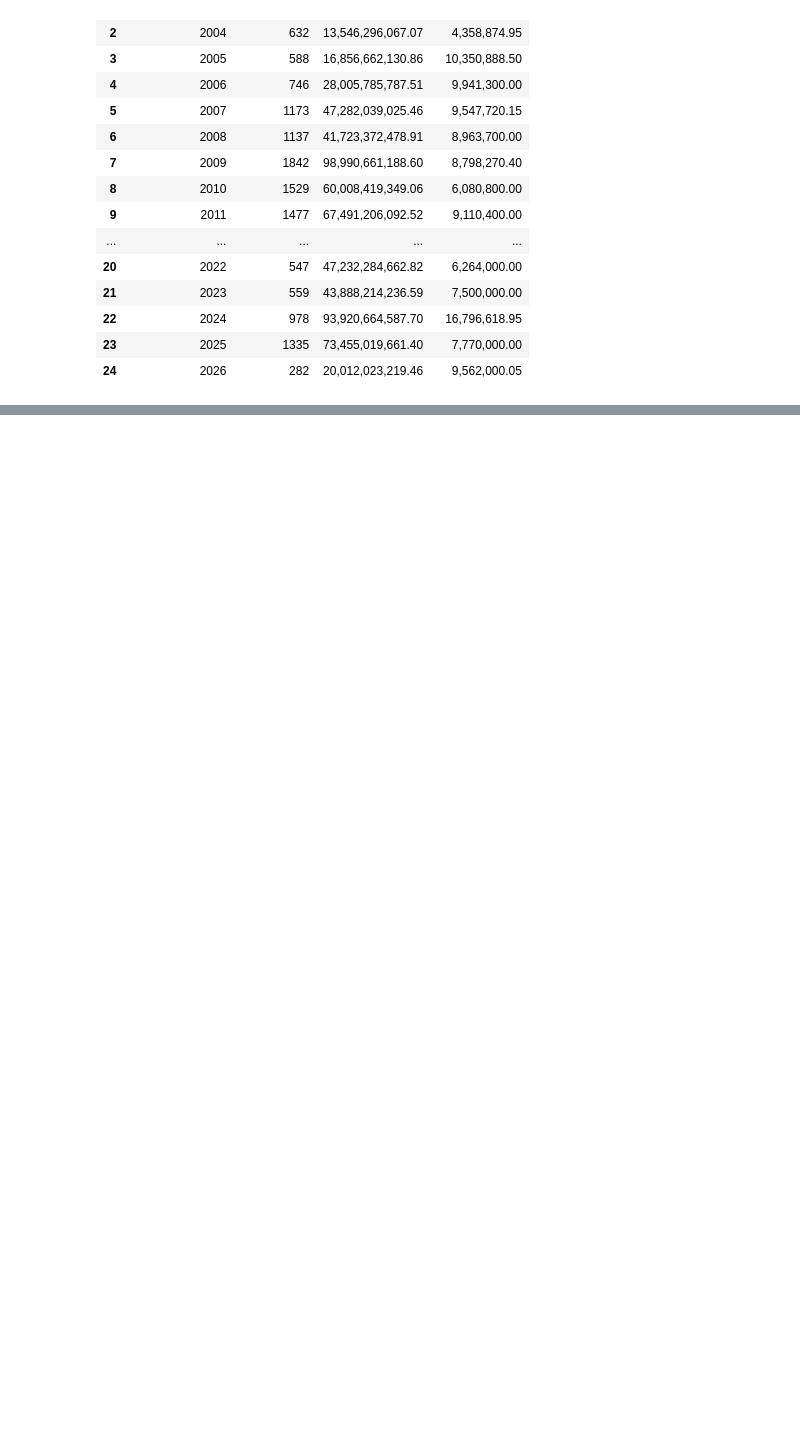
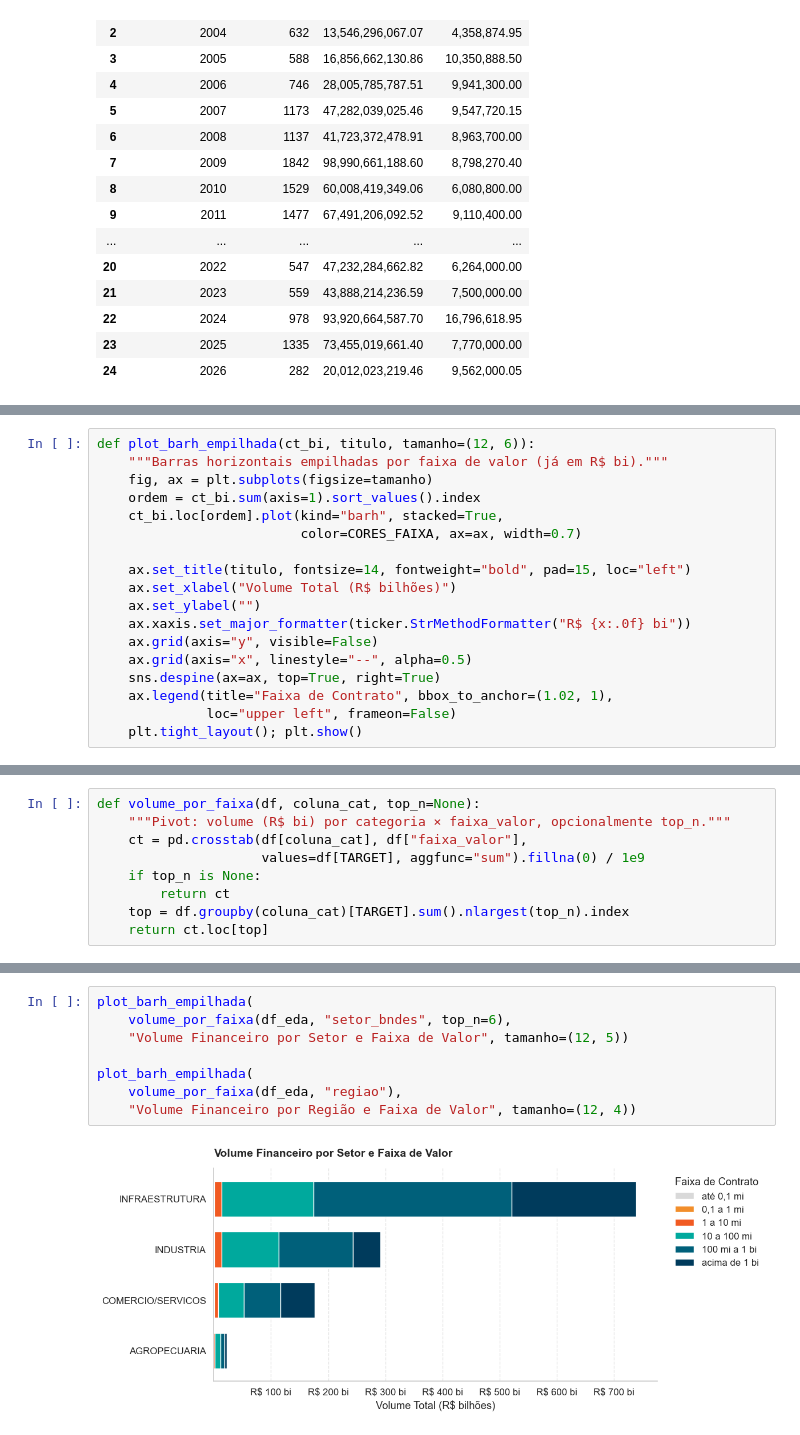
Before and after one commit to AndreRibaz/bnds-analysis, a Jupyter notebook: notebooks/eda.ipynb, the cells around one changed output, grey strips where cells are left out. Saved outputs shown, nothing was run; the diff lists cells and outputs as text; blank space fills up the shorter version.

```diff
--- a/notebooks/eda.ipynb
+++ b/notebooks/eda.ipynb
@@ -961,0 +637,18 @@ plt.show()
+# %%
+def plot_barh_empilhada(ct_bi, titulo, tamanho=(12, 6)):
+    """Barras horizontais empilhadas por faixa de valor (já em R$ bi)."""
+    fig, ax = plt.subplots(figsize=tamanho)
+    ordem = ct_bi.sum(axis=1).sort_values().index
+    ct_bi.loc[ordem].plot(kind="barh", stacked=True,
+                          color=CORES_FAIXA, ax=ax, width=0.7)
+
+    ax.set_title(titulo, fontsize=14, fontweight="bold", pad=15, loc="left")
+    ax.set_xlabel("Volume Total (R$ bilhões)")
+    ax.set_ylabel("")
+    ax.xaxis.set_major_formatter(ticker.StrMethodFormatter("R$ {x:.0f} bi"))
+    ax.grid(axis="y", visible=False)
+    ax.grid(axis="x", linestyle="--", alpha=0.5)
+    sns.despine(ax=ax, top=True, right=True)
+    ax.legend(title="Faixa de Contrato", bbox_to_anchor=(1.02, 1),
+              loc="upper left", frameon=False)
+    plt.tight_layout(); plt.show()
@@ -961,0 +704,9 @@ plt.show()
+# %%
+def volume_por_faixa(df, coluna_cat, top_n=None):
+    """Pivot: volume (R$ bi) por categoria × faixa_valor, opcionalmente top_n."""
+    ct = pd.crosstab(df[coluna_cat], df["faixa_valor"],
+                     values=df[TARGET], aggfunc="sum").fillna(0) / 1e9
+    if top_n is None:
+        return ct
+    top = df.groupby(coluna_cat)[TARGET].sum().nlargest(top_n).index
+    return ct.loc[top]
@@ -961,0 +748,10 @@ plt.show()
+# %%
+plot_barh_empilhada(
+    volume_por_faixa(df_eda, "setor_bndes", top_n=6),
+    "Volume Financeiro por Setor e Faixa de Valor", tamanho=(12, 5))
+
+plot_barh_empilhada(
+    volume_por_faixa(df_eda, "regiao"),
+    "Volume Financeiro por Região e Faixa de Valor", tamanho=(12, 4))
+# %% [output]
+[figure, added]
```
Also changed, not shown: parts of 26 cells of this notebook.
